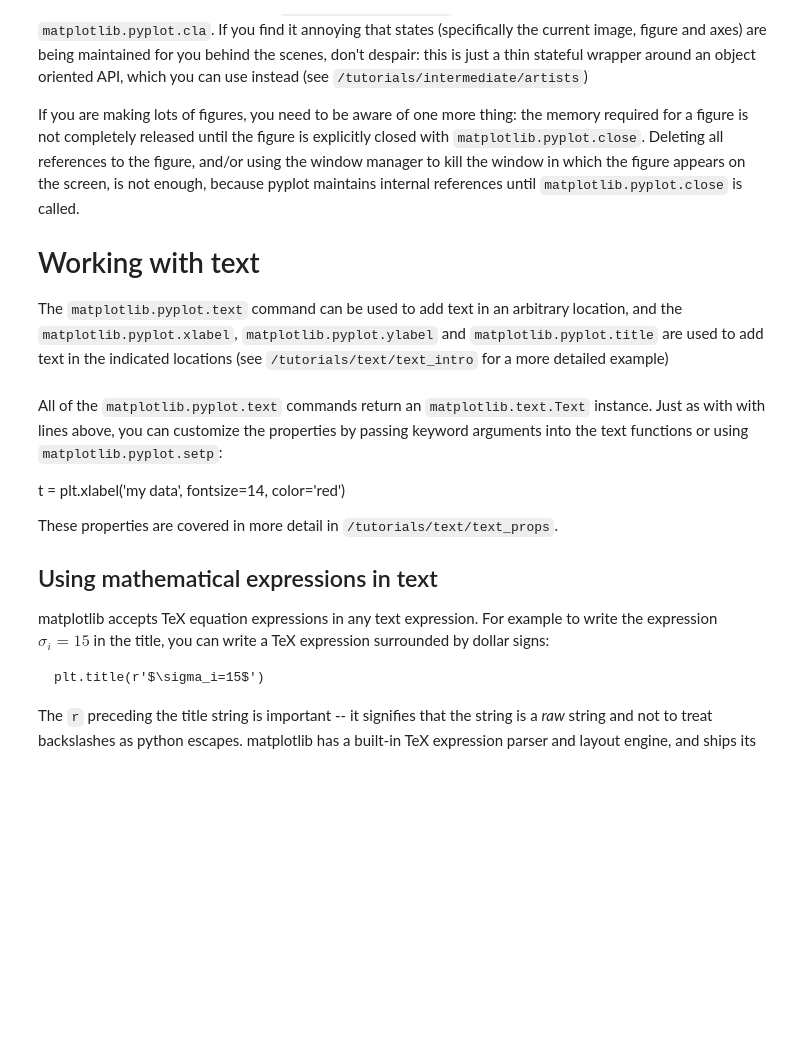
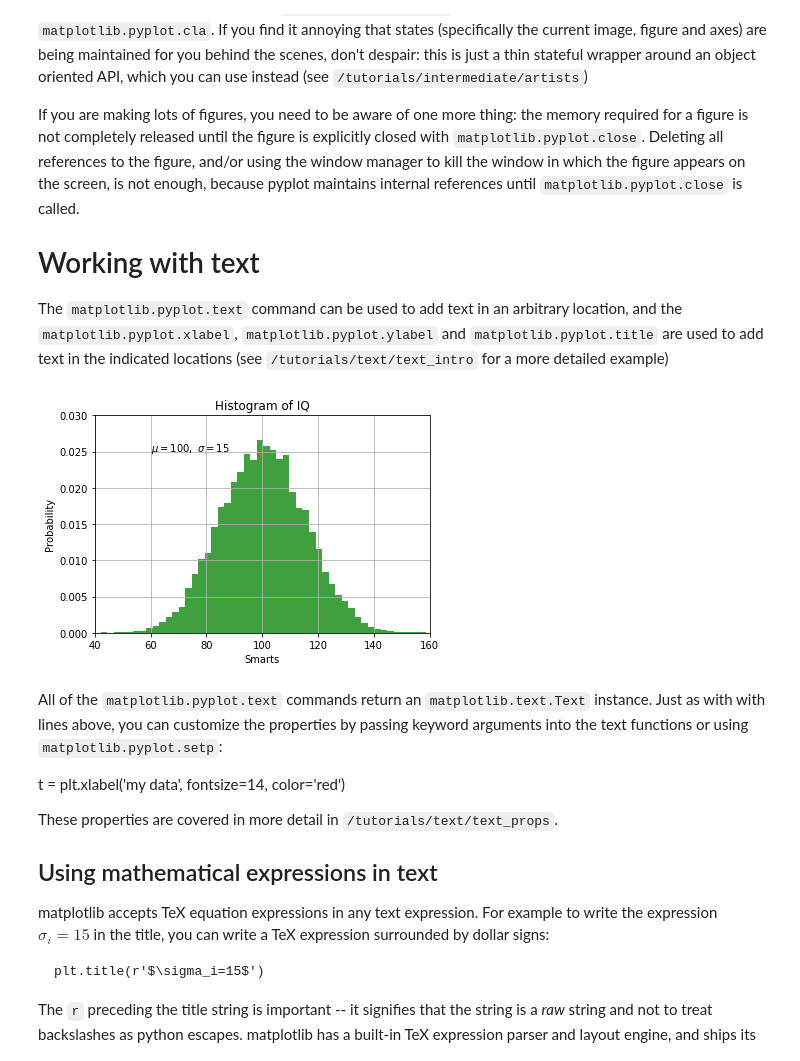
Before and after one commit to jcvdav/Spring2019, a Jupyter notebook: labs/lab01/pyplot.ipynb, the cells around one changed output. Cells and saved outputs as stored; diff of their text form; code cells hidden in the pictures; blank space fills up the shorter version.

```diff
--- a/labs/lab01/pyplot.ipynb
+++ b/labs/lab01/pyplot.ipynb
@@ -300,19 +326,27 @@ an arbitrary location, and the `matplotlib.pyplot.xlabel`,
 are used to add text in the indicated locations (see `/tutorials/text/text_intro`
 for a more detailed example)
 # %%
-mu, sigma = 100, 15
+mu = 100
+sigma = 15
+
 x = mu + sigma * np.random.randn(10000)
 
 # the histogram of the data
-n, bins, patches = plt.hist(x, 50, density=1, facecolor='g', alpha=0.75)
-
+plt.hist(x = x,
+         bins = 50,
+         density = True,
+         facecolor='g',
+         color = "k",
+         alpha = 0.75)
 
 plt.xlabel('Smarts')
 plt.ylabel('Probability')
 plt.title('Histogram of IQ')
 plt.text(60, .025, r'$\mu=100,\ \sigma=15$')
 plt.axis([40, 160, 0, 0.03])
 plt.grid(True);
+# %% [output]
+[figure, added]
 # %% [markdown]
 All of the `matplotlib.pyplot.text` commands return an
 `matplotlib.text.Text` instance.  Just as with with lines
```
Also changed, not shown: parts of 11 cells of this notebook, 1 other file.
